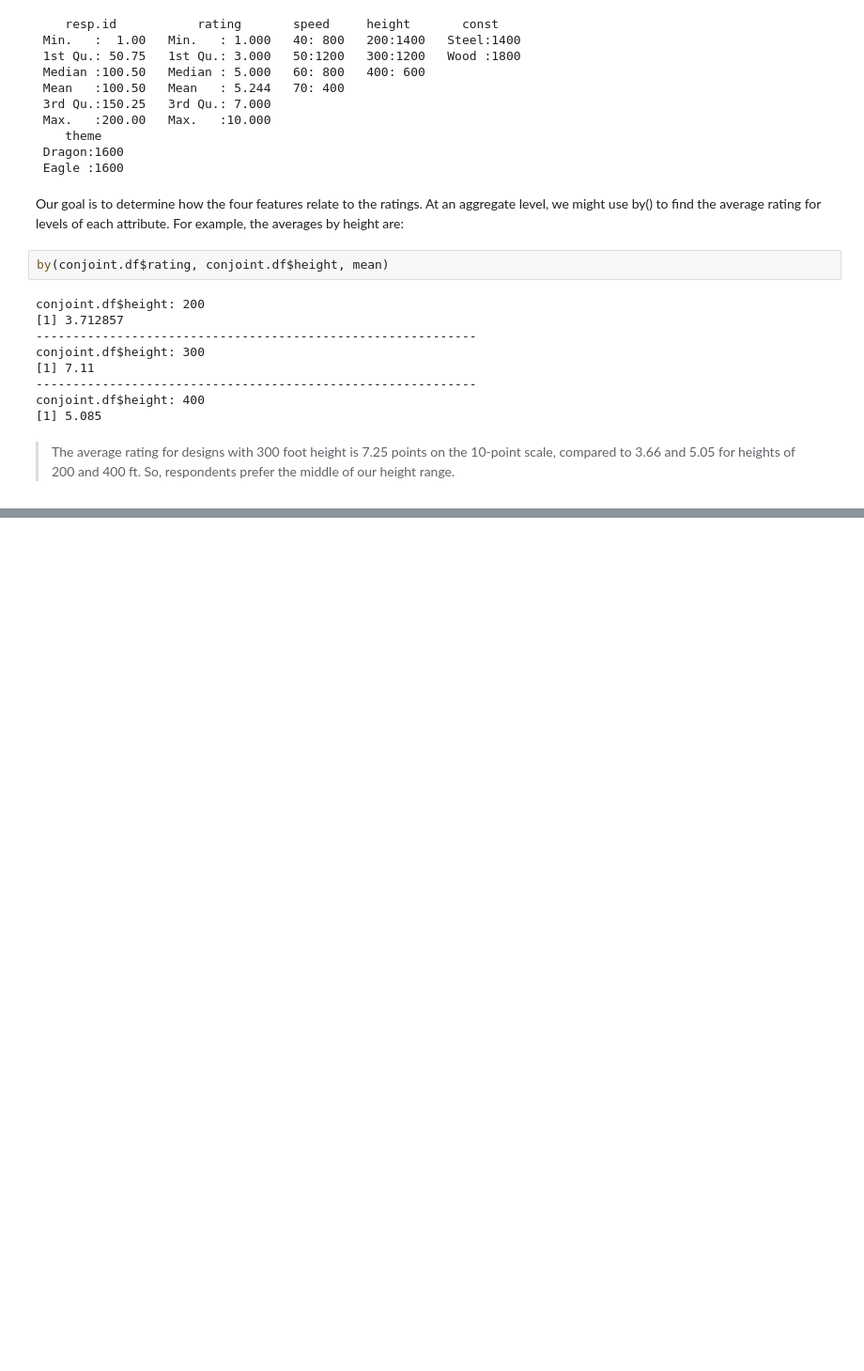
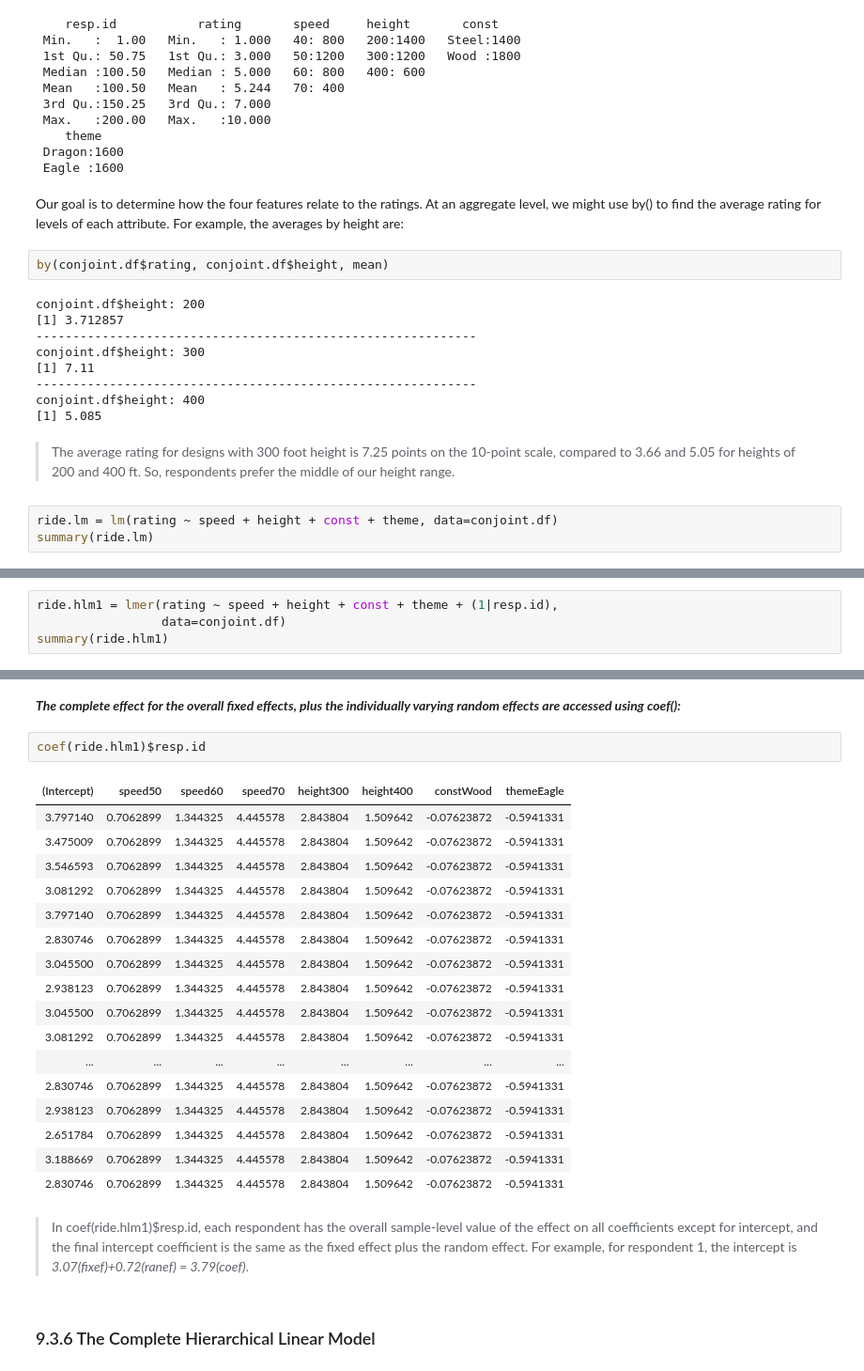
Before and after one commit to LeeChang-Soo/R-for-marketing-analytics, a Jupyter notebook: 9_Additional Linear Modeling Topics.ipynb, the cells around one changed output, grey strips where cells are left out. Shown: that part at 94% size. Saved outputs shown, nothing was run; the diff lists cells and outputs as text; blank space fills up the shorter version.

```diff
--- a/9_Additional Linear Modeling Topics.ipynb
+++ b/9_Additional Linear Modeling Topics.ipynb
@@ -1007,3 +1007,6 @@ conjoint.df$height: 400
 > The average rating for designs with 300 foot height is 7.25 points on the 10-point
 scale, compared to 3.66 and 5.05 for heights of 200 and 400 ft. So, respondents
 prefer the middle of our height range.
+# %%
+ride.lm = lm(rating ~ speed + height + const + theme, data=conjoint.df)
+summary(ride.lm)
@@ -1009,0 +1047,4 @@ prefer the middle of our height range.
+# %%
+ride.hlm1 = lmer(rating ~ speed + height + const + theme + (1|resp.id),
+                 data=conjoint.df)
+summary(ride.hlm1)
@@ -1009,0 +1107,28 @@ prefer the middle of our height range.
+# %% [markdown]
+***The complete effect for the overall fixed effects, plus the individually varying random effects are accessed using coef():***
+# %%
+coef(ride.hlm1)$resp.id
+# %% [output]
+| (Intercept) | speed50 | speed60 | speed70 | height300 | height400 | constWood | themeEagle |
+| 3.797140 | 0.7062899 | 1.344325 | 4.445578 | 2.843804 | 1.509642 | -0.07623872 | -0.5941331 |
+| 3.475009 | 0.7062899 | 1.344325 | 4.445578 | 2.843804 | 1.509642 | -0.07623872 | -0.5941331 |
+| 3.546593 | 0.7062899 | 1.344325 | 4.445578 | 2.843804 | 1.509642 | -0.07623872 | -0.5941331 |
+| 3.081292 | 0.7062899 | 1.344325 | 4.445578 | 2.843804 | 1.509642 | -0.07623872 | -0.5941331 |
+| 3.797140 | 0.7062899 | 1.344325 | 4.445578 | 2.843804 | 1.509642 | -0.07623872 | -0.5941331 |
+| 2.830746 | 0.7062899 | 1.344325 | 4.445578 | 2.843804 | 1.509642 | -0.07623872 | -0.5941331 |
+| 3.045500 | 0.7062899 | 1.344325 | 4.445578 | 2.843804 | 1.509642 | -0.07623872 | -0.5941331 |
+| 2.938123 | 0.7062899 | 1.344325 | 4.445578 | 2.843804 | 1.509642 | -0.07623872 | -0.5941331 |
+| 3.045500 | 0.7062899 | 1.344325 | 4.445578 | 2.843804 | 1.509642 | -0.07623872 | -0.5941331 |
+| 3.081292 | 0.7062899 | 1.344325 | 4.445578 | 2.843804 | 1.509642 | -0.07623872 | -0.5941331 |
+| ... | ... | ... | ... | ... | ... | ... | ... |
+| 2.830746 | 0.7062899 | 1.344325 | 4.445578 | 2.843804 | 1.509642 | -0.07623872 | -0.5941331 |
+| 2.938123 | 0.7062899 | 1.344325 | 4.445578 | 2.843804 | 1.509642 | -0.07623872 | -0.5941331 |
+| 2.651784 | 0.7062899 | 1.344325 | 4.445578 | 2.843804 | 1.509642 | -0.07623872 | -0.5941331 |
+| 3.188669 | 0.7062899 | 1.344325 | 4.445578 | 2.843804 | 1.509642 | -0.07623872 | -0.5941331 |
+| 2.830746 | 0.7062899 | 1.344325 | 4.445578 | 2.843804 | 1.509642 | -0.07623872 | -0.5941331 |
+# %% [markdown]
+>In coef(ride.hlm1)$resp.id, each respondent has the overall sample-level
+value of the effect on all coefficients except for intercept, and the final intercept
+coefficient is the same as the fixed effect plus the random effect. For example, for respondent 1, the intercept is *3.07(fixef)+0.72(ranef) = 3.79(coef)*.
+# %% [markdown]
+### 9.3.6 The Complete Hierarchical Linear Model
```
Also changed, not shown: parts of 48 cells of this notebook.
